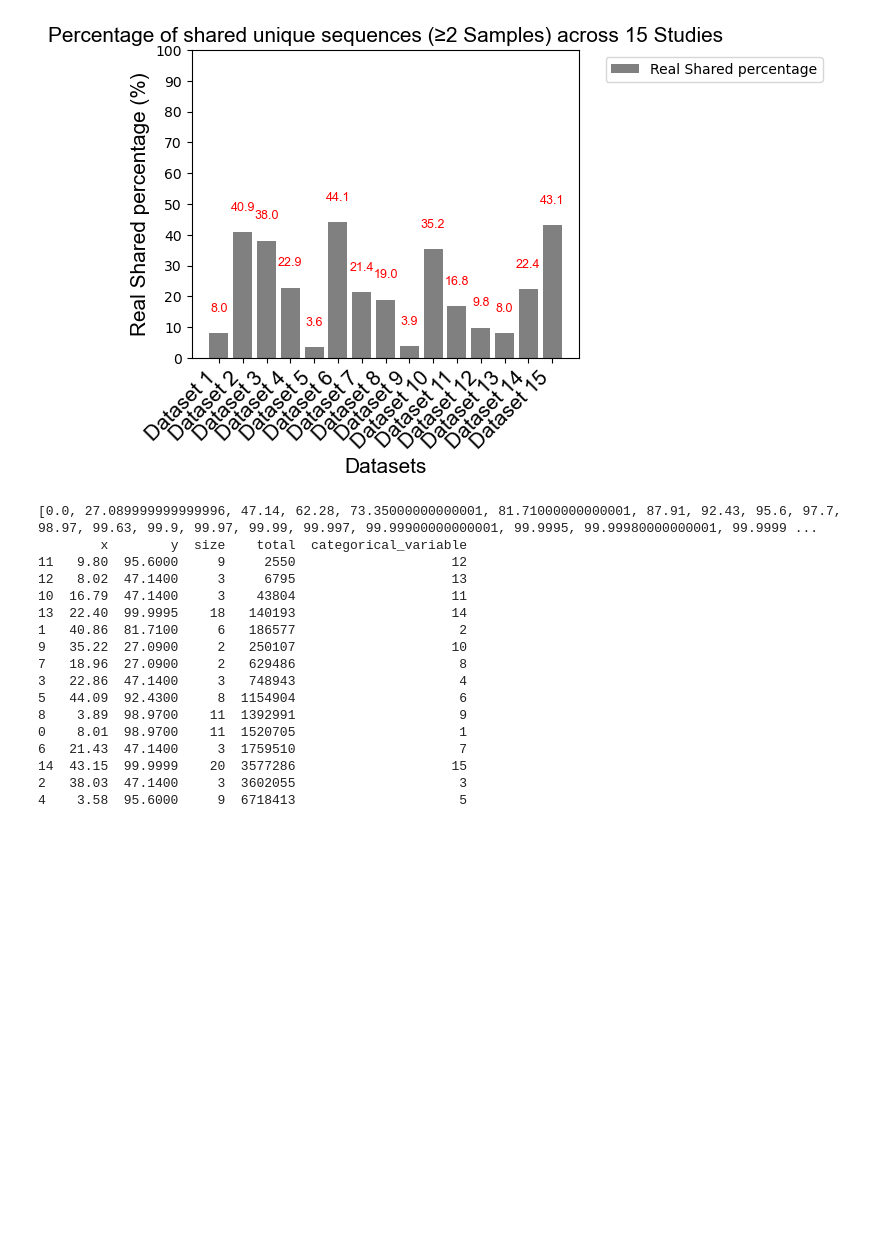
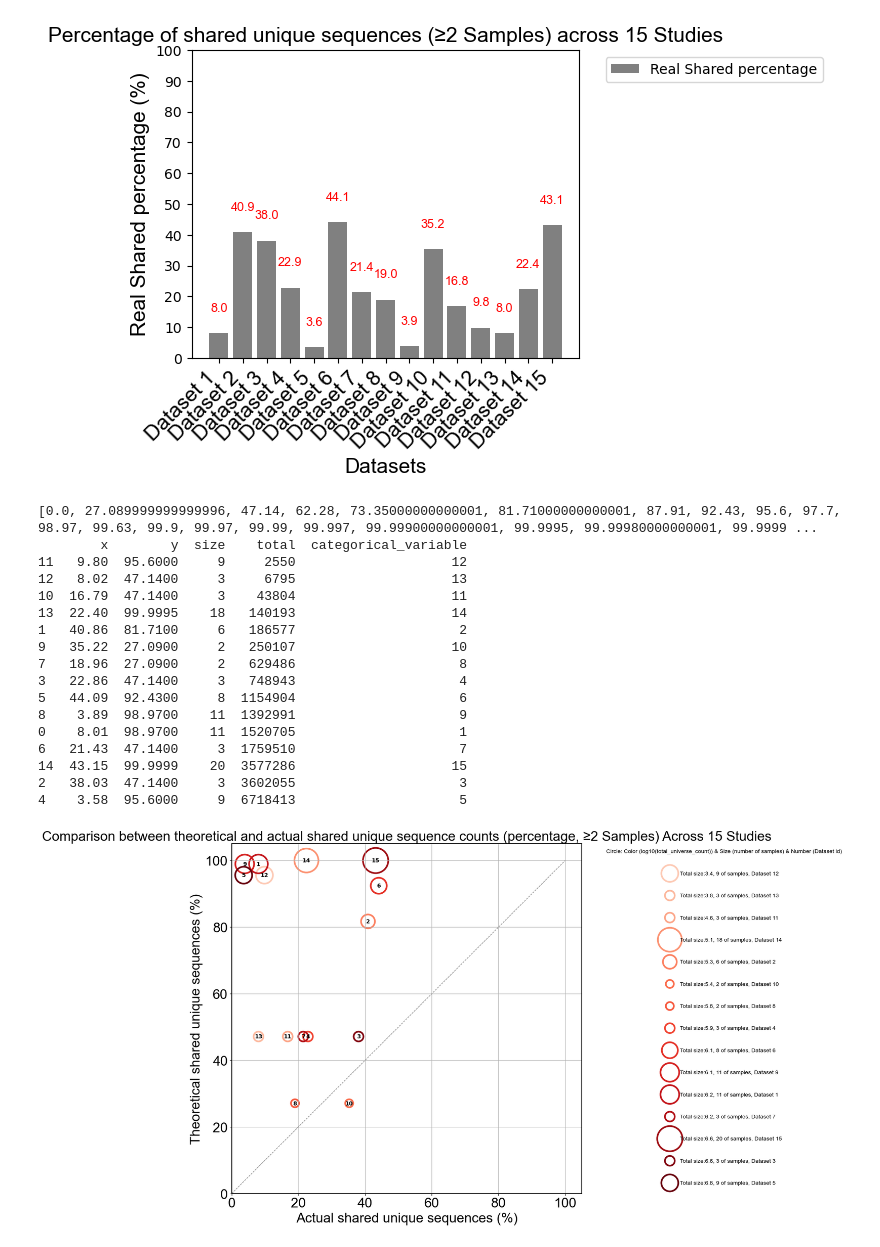
Before and after one commit to Eilenechou/metaSRNA_manuscripts, a Jupyter notebook: code/upset_plot_figure_results_part2.ipynb, the cells around one changed output. Saved outputs shown, nothing was run; the diff lists cells and outputs as text; code cells hidden in the pictures; blank space fills up the shorter version.

```diff
--- a/code/upset_plot_figure_results_part2.ipynb
+++ b/code/upset_plot_figure_results_part2.ipynb
@@ -495,35 +495,36 @@ for spine in ax.spines.values():
 ax.set_xlim(left=0)
 ax.set_ylim(bottom=0)
 
 ax.set_title("Comparison between theoretical and actual shared unique sequence counts (percentage, ≥2 Samples) Across 15 Studies", weight="bold",fontproperties=arial_font)
 ax.set_xlabel("Actual shared unique sequences (%)", fontproperties=arial_font)
 ax.set_ylabel("Theoretical shared unique sequences (%)", fontproperties=arial_font)
 
 for label in ax.get_xticklabels() + ax.get_yticklabels():
     label.set_fontproperties(arial_font)
-# plt.tight_layout()
-# plt.show()
+plt.tight_layout()
+plt.show()
 # base_path = "/work/yaolab/mzhou10/metaSRNA/release_version/5th_9samples_output"
 plt.savefig("figure7_1.pdf", format="pdf", bbox_inches="tight")
 plt.close()
 # %% [output]
 [0.0, 27.089999999999996, 47.14, 62.28, 73.35000000000001, 81.71000000000001, 87.91, 92.43, 95.6, 97.7, 98.97, 99.63, 99.9, 99.97, 99.99, 99.997, 99.99900000000001, 99.9995, 99.99980000000001, 99.9999 ...
         x        y  size    total  categorical_variable
 11   9.80  95.6000     9     2550                    12
 12   8.02  47.1400     3     6795                    13
 10  16.79  47.1400     3    43804                    11
 13  22.40  99.9995    18   140193                    14
 1   40.86  81.7100     6   186577                     2
 9   35.22  27.0900     2   250107                    10
 7   18.96  27.0900     2   629486                     8
 3   22.86  47.1400     3   748943                     4
 5   44.09  92.4300     8  1154904                     6
 8    3.89  98.9700    11  1392991                     9
 0    8.01  98.9700    11  1520705                     1
 6   21.43  47.1400     3  1759510                     7
 14  43.15  99.9999    20  3577286                    15
 2   38.03  47.1400     3  3602055                     3
 4    3.58  95.6000     9  6718413                     5
+[figure, added]
 # %%
 import pandas as pd
 import numpy as np
```
Also changed, not shown: parts of 1 cell of this notebook.
